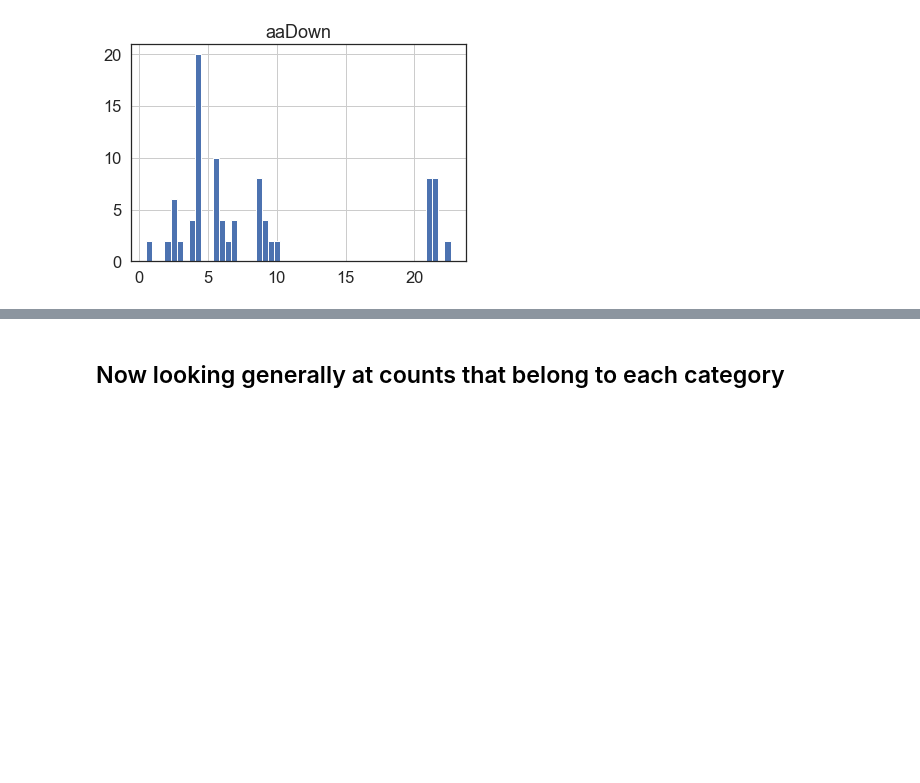
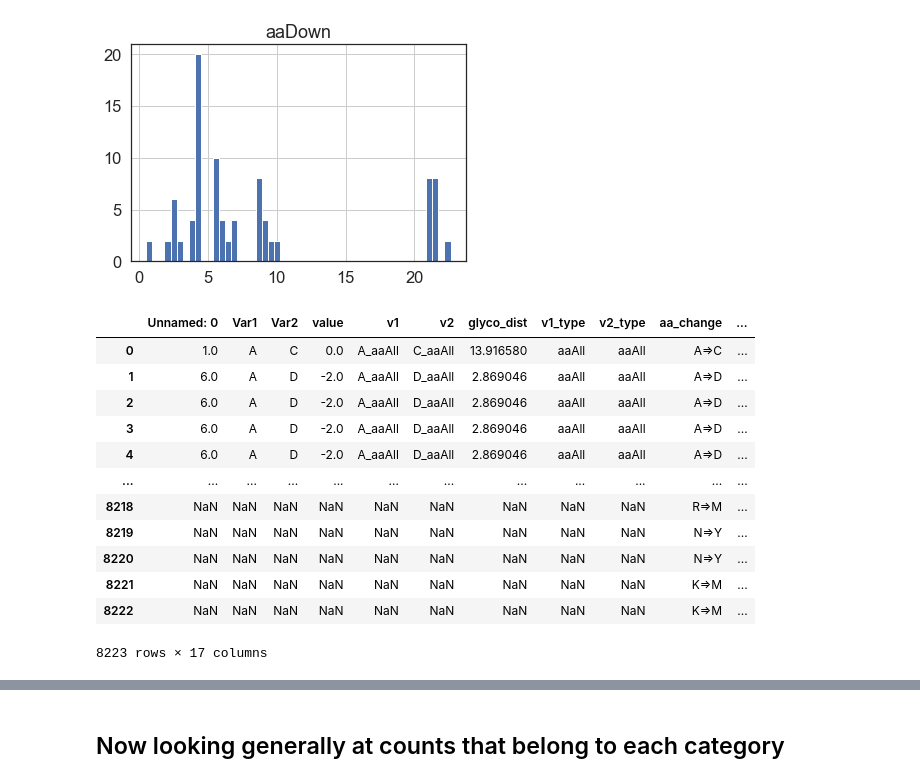
Before and after one commit to danielanach/glyco-clinvar, a Jupyter notebook: code/06_path_vs_benign_continuous.ipynb, the cells around one changed output, grey strips where cells are left out. Saved outputs shown, nothing was run; the diff lists cells and outputs as text; code cells hidden in the pictures; blank space fills up the shorter version.

```diff
--- a/code/06_path_vs_benign_continuous.ipynb
+++ b/code/06_path_vs_benign_continuous.ipynb
@@ -128,3 +128,19 @@ high_gi_thresh = {'aa':20,
                  'aaDown':15}
 # %%
 merged = gi_df.merge(df,how='outer',on='aa_change')
+# %%
+merged
+# %% [output]
+|  | Unnamed: 0 | Var1 | Var2 | value | v1 | v2 | glyco_dist | v1_type | v2_type | aa_change | ... |
+| 0 | 1.0 | A | C | 0.0 | A_aaAll | C_aaAll | 13.916580 | aaAll | aaAll | A=>C | ... |
+| 1 | 6.0 | A | D | -2.0 | A_aaAll | D_aaAll | 2.869046 | aaAll | aaAll | A=>D | ... |
+| 2 | 6.0 | A | D | -2.0 | A_aaAll | D_aaAll | 2.869046 | aaAll | aaAll | A=>D | ... |
+| 3 | 6.0 | A | D | -2.0 | A_aaAll | D_aaAll | 2.869046 | aaAll | aaAll | A=>D | ... |
+| 4 | 6.0 | A | D | -2.0 | A_aaAll | D_aaAll | 2.869046 | aaAll | aaAll | A=>D | ... |
+| ... | ... | ... | ... | ... | ... | ... | ... | ... | ... | ... | ... |
+| 8218 | NaN | NaN | NaN | NaN | NaN | NaN | NaN | NaN | NaN | R=>M | ... |
+| 8219 | NaN | NaN | NaN | NaN | NaN | NaN | NaN | NaN | NaN | N=>Y | ... |
+| 8220 | NaN | NaN | NaN | NaN | NaN | NaN | NaN | NaN | NaN | N=>Y | ... |
+| 8221 | NaN | NaN | NaN | NaN | NaN | NaN | NaN | NaN | NaN | K=>M | ... |
+| 8222 | NaN | NaN | NaN | NaN | NaN | NaN | NaN | NaN | NaN | K=>M | ... |
+8223 rows × 17 columns
```
Also changed, not shown: parts of 4 cells of this notebook.
